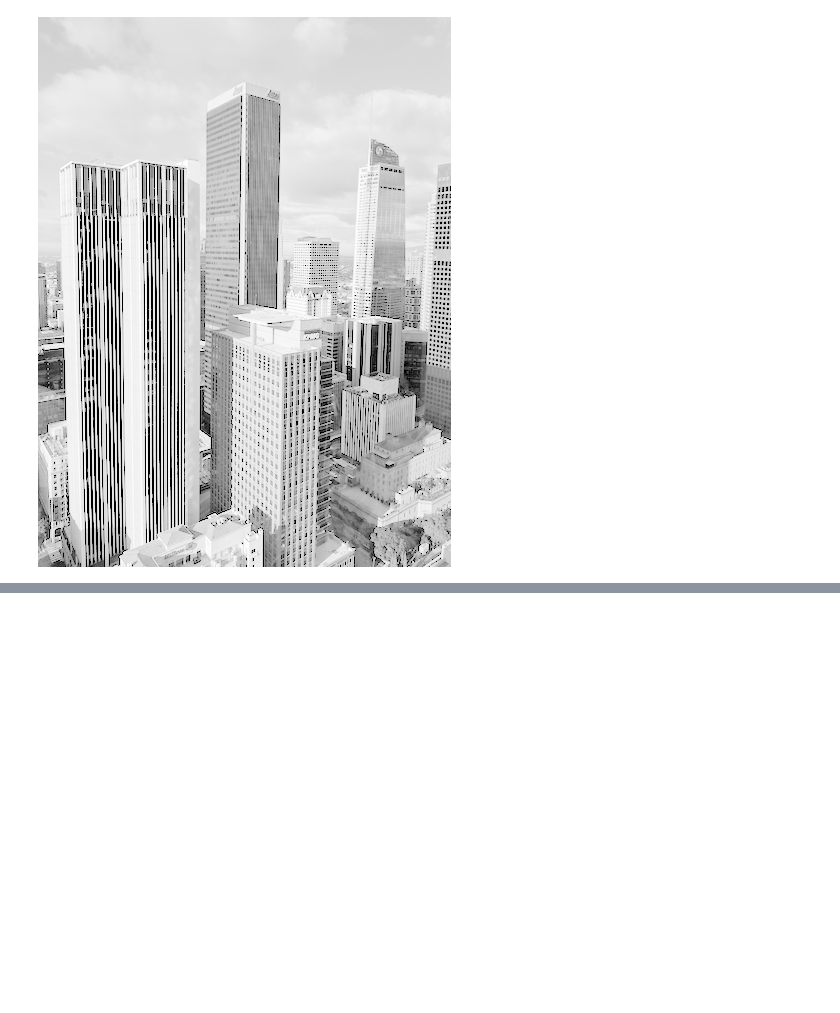
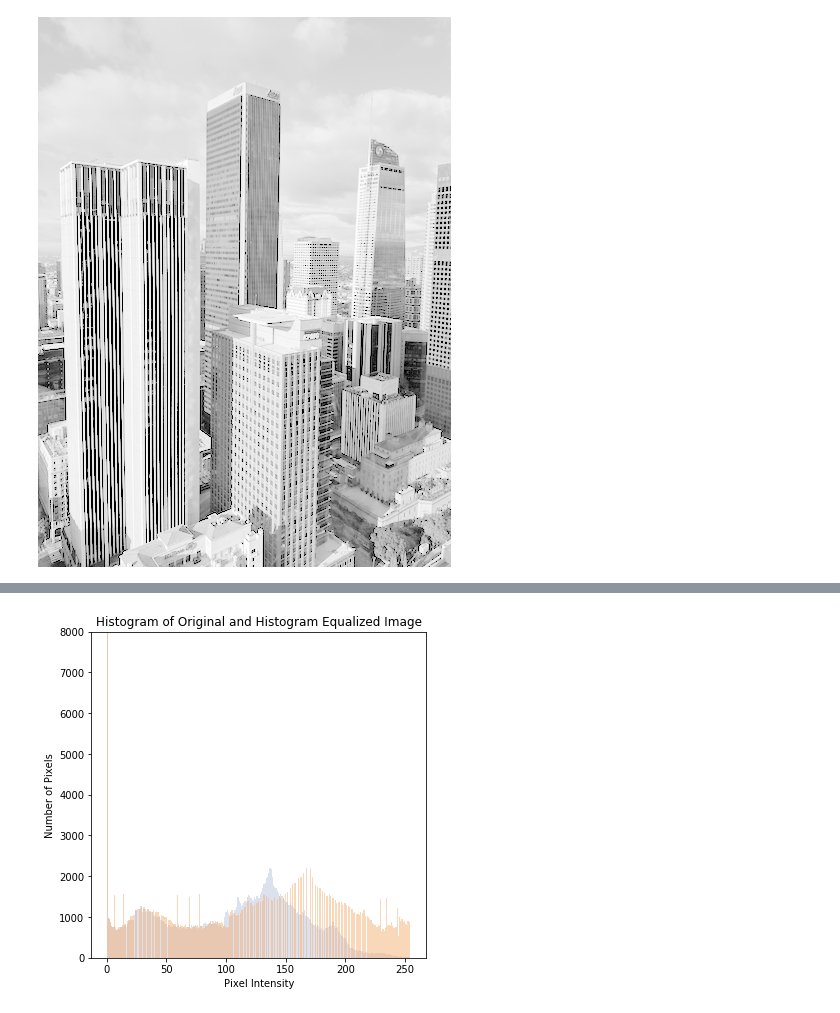
Before and after one commit to ednmolina/Image-Processing, a Jupyter notebook: Image Processing.ipynb, the cells around one changed output, grey strips where cells are left out. Cells and saved outputs as stored; diff of their text form; code cells hidden in the pictures; blank space fills up the shorter version.

```diff
--- a/Image Processing.ipynb
+++ b/Image Processing.ipynb
@@ -575,0 +643,13 @@ In a low contrast image, the histogram will be narrow while in a high contrast i
+# %%
+# Plot the histogram of the old image and the new image
+plt.figure(figsize = (6, 6))
+plt.hist(image_flat, bins = 256, label = 'Original', color = '#BAC4DF', alpha = .5)
+plt.hist(histogram_equalized_array.flatten(), bins = 256, label = 'Equalized', color = '#F4B175', alpha = .5)
+plt.title("Histogram of Original and Histogram Equalized Image")
+
+plt.ylim([0, 8000])
+plt.xlabel("Pixel Intensity")
+plt.ylabel("Number of Pixels")
+plt.show()
+# %% [output]
+[figure, added]
```
Also changed, not shown: parts of 22 cells of this notebook, 4 other files.
